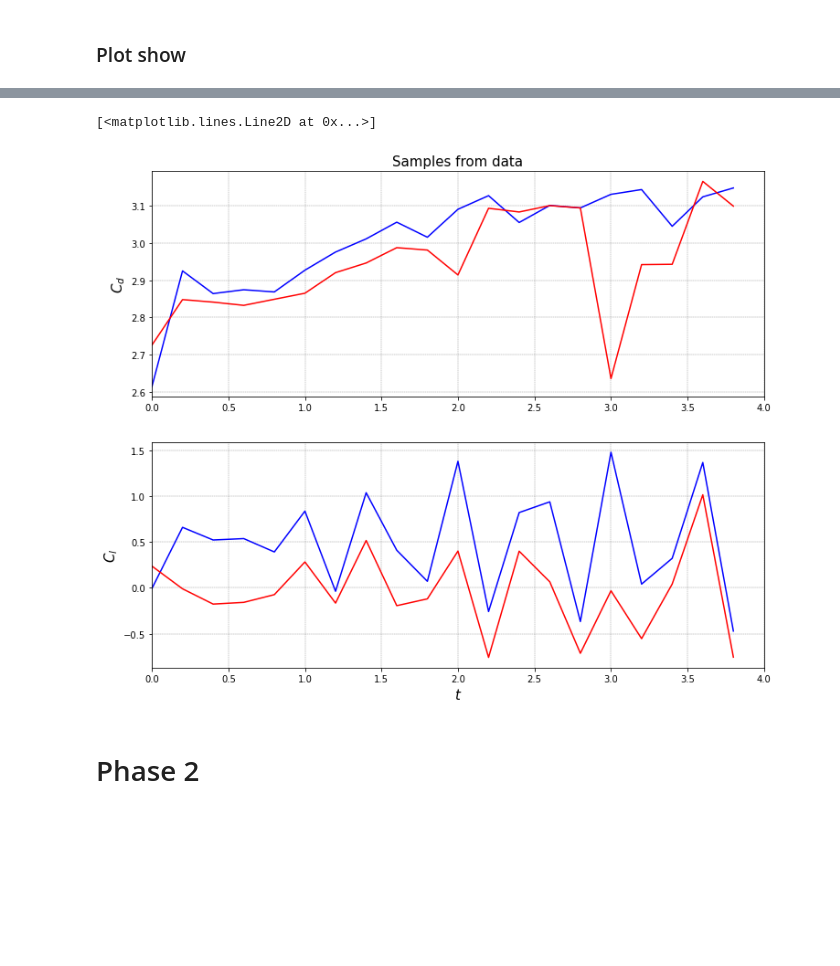
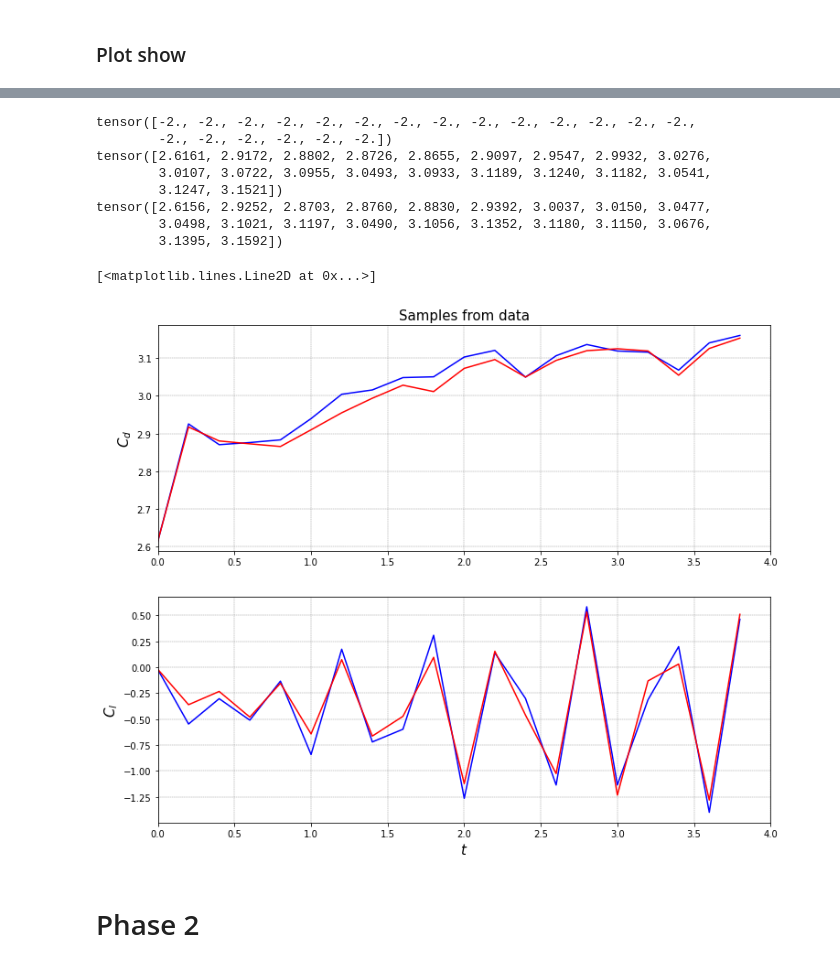
Before and after one commit to AsamaKiseto/Cylinder_Env, a Jupyter notebook: nse/4_nse_test.ipynb, the cells around one changed output, grey strips where cells are left out. Cells and saved outputs as stored; diff of their text form; code cells hidden in the pictures; blank space fills up the shorter version.

```diff
--- a/nse/4_nse_test.ipynb
+++ b/nse/4_nse_test.ipynb
@@ -66,8 +64,8 @@ dT: 1, nx: 128, ny: 64
 # %%
 # mosel params setting
 L = 2
-modes = 12
-width = 20
+modes = 16
+width = 32
 model_params = dict()
 model_params['modes'] = modes
 model_params['width'] = width
@@ -429,68 +442,84 @@ dict_keys(['args', 'train_loss', 'train_loss_f_t_rec', 'train_loss_u_t_rec', 'tr
 # %%
 # load logs
-data, _, Cd, Cl, ang_vel  = torch.load('data/baseline_dt_0.01_T_4')
+data, _, Cd, Cl, ang_vel  = torch.load(data_path)
 tg = 20     # sample evrey 10 timestamps
 Ng = 1
 data = data[::Ng, ::tg, :, :, 2:]
 Cd = Cd[::Ng, ::tg]
 Cl = Cl[::Ng, ::tg]
-data_in = data[0].squeeze()[0]
+ang_vel = ang_vel[::Ng, ::tg]
 
 # data param
 nx = data.shape[2]
 ny = data.shape[3]
 s = data.shape[2] * data.shape[3]     # ny * nx
 N0 = data.shape[0]                    # num of data sets
 nt = data.shape[1] - 1             # nt
 t = np.arange(nt) * 0.2
 
-plt.figure(figsize=(12,10))
-ax1 = plt.subplot2grid((2, 2), (0, 0), colspan=2)
-ax2 = plt.subplot2grid((2, 2), (1, 0), colspan=2)
-
-k = -1
-ax1.set_title('Samples from data', size=15)
-ax1.plot(t, Cd[k], color='blue')
-ax1.grid(True, lw=0.4, ls="--", c=".50")
-ax1.set_xlim(0, 4)
-ax1.set_ylabel(r"$C_d$", fontsize=15)
-
-
-ax2.plot(t, Cl[k], color='blue')
-ax2.grid(True, lw=0.4, ls="--", c=".50")
-ax2.set_ylabel(r"$C_l$", fontsize=15)
-ax2.set_xlabel(r"$t$", fontsize=15)
-ax2.set_xlim(0, 4)
+t_start = 0
+k = 0   # k th traj
+print(ang_vel[k])
 
 # model
-operator_path = 'logs/operator_lambda_1_0.1_0.1_0.1_lr_0.001_epochs_2000'
+operator_path = 'logs/phase1_logs_ex12'
 load_model = FNO_ensemble(model_params, shape, f_channels=f_channels)
 state_dict, _ = torch.load(operator_path)
 load_model.load_state_dict(state_dict)
 load_model.eval()
 
 for param in list(load_model.parameters()):
     param.requires_grad = False
 
+data_in = data[k].squeeze()[t_start]
 out_nn = data_in.reshape(nx, ny, 3)
-f_rec = torch.zeros(nt)
 Cd_nn = torch.zeros(nt)
 Cl_nn = torch.zeros(nt)
+ang_optim = ang_vel[k]
 
-ang_optim = torch.ones(nt) * 2
 out_nn = data_in.reshape(1, nx, ny, 3)
-for i in range(nt):
+for i in range(t_start, nt):
     ang_nn = ang_optim[i].reshape(1)
-    pred, _, f_rec[i], _ = load_model(out_nn, ang_nn)
+    pred, _, _, _ = load_model(out_nn, ang_nn)
     out_nn = pred[:, :, :, :3]
     Cd_nn[i] = torch.mean(pred[:, :, :, -2])
     Cl_nn[i] = torch.mean(pred[:, :, :, -1])
 
-ax1.plot(t, Cd_nn, color='red')
-ax2.plot(t, Cl_nn, color='red')
+print(Cd_nn)
+print(Cd[k])
+
+plt.figure(figsize=(12,10))
+ax1 = plt.subplot2grid((2, 2), (0, 0), colspan=2)
+ax2 = plt.subplot2grid((2, 2), (1, 0), colspan=2)
+
+ax1.set_title('Samples from data', size=15)
+ax1.plot(t[t_start:], Cd[k][t_start:], color='blue')
+ax1.grid(True, lw=0.4, ls="--", c=".50")
+ax1.set_xlim(0, 4)
+ax1.set_ylabel(r"$C_d$", fontsize=15)
+
+ax2.plot(t[t_start:], Cl[k][t_start:], color='blue')
+ax2.grid(True, lw=0.4, ls="--", c=".50")
+ax2.set_ylabel(r"$C_l$", fontsize=15)
+ax2.set_xlabel(r"$t$", fontsize=15)
+ax2.set_xlim(0, 4)
+ax1.plot(t[t_start:], Cd_nn[t_start:], color='red')
+ax2.plot(t[t_start:], Cl_nn[t_start:], color='red')
+# ax1.set_xlim(0, 2)
+# ax1.set_ylim(0, 4)
+# ax2.set_xlim(0, 2)
+# ax2.set_ylim(-2, 2)
 # %% [output]
-[<matplotlib.lines.Line2D at 0x...>]
+tensor([-2., -2., -2., -2., -2., -2., -2., -2., -2., -2., -2., -2., -2., -2.,
+        -2., -2., -2., -2., -2., -2.])
+tensor([2.6161, 2.9172, 2.8802, 2.8726, 2.8655, 2.9097, 2.9547, 2.9932, 3.0276,
+        3.0107, 3.0722, 3.0955, 3.0493, 3.0933, 3.1189, 3.1240, 3.1182, 3.0541,
+        3.1247, 3.1521])
+tensor([2.6156, 2.9252, 2.8703, 2.8760, 2.8830, 2.9392, 3.0037, 3.0150, 3.0477,
+        3.0498, 3.1021, 3.1197, 3.0490, 3.1056, 3.1352, 3.1180, 3.1150, 3.0676,
+        3.1395, 3.1592])
+[<matplotlib.lines.Line2D at 0x...>]
-[figure, old version]
+[figure, new version]
 # %% [markdown]
 # Phase 2
 # %% [markdown]
```
Also changed, not shown: parts of 5 cells of this notebook, 7 other files.
